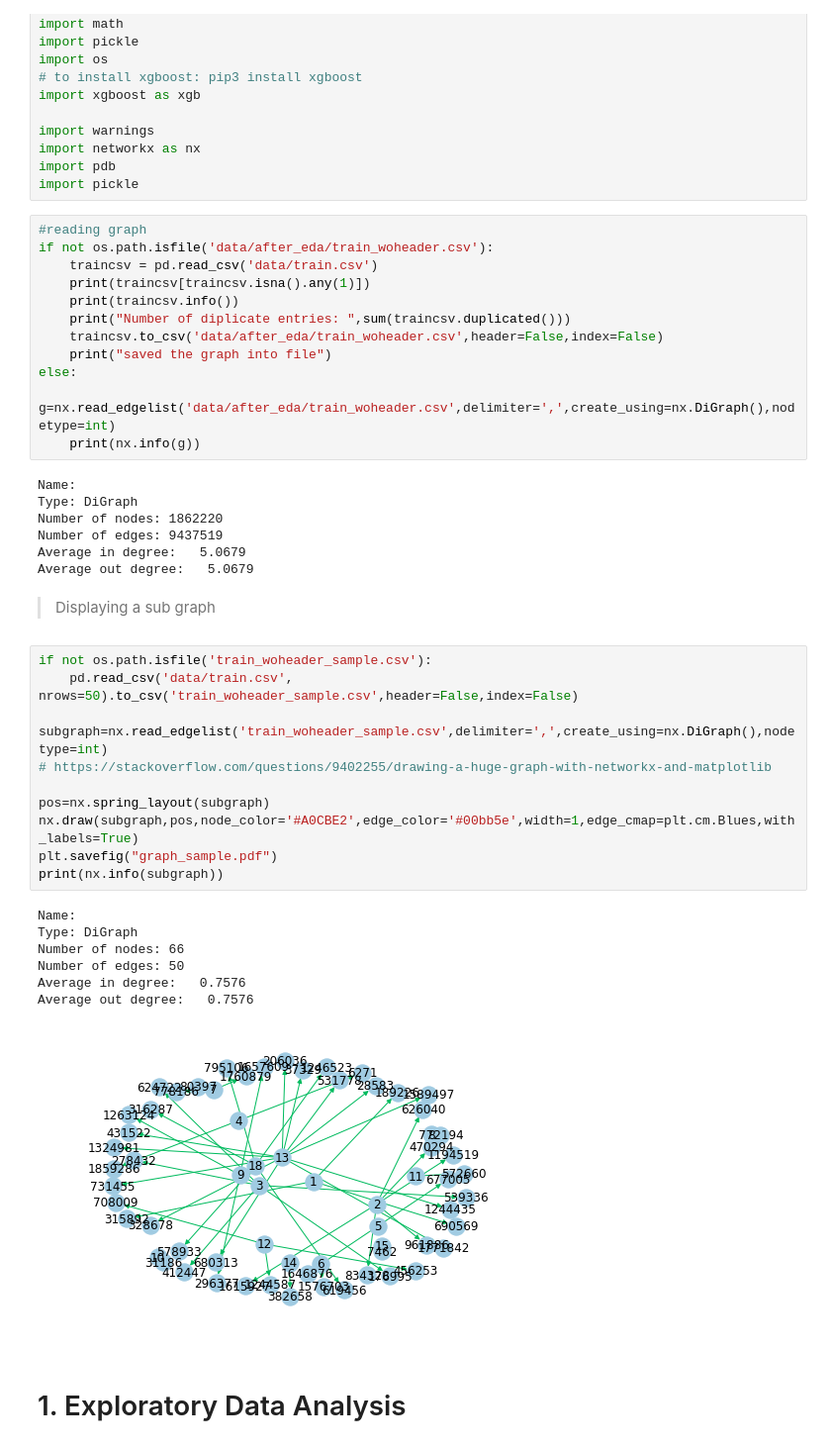
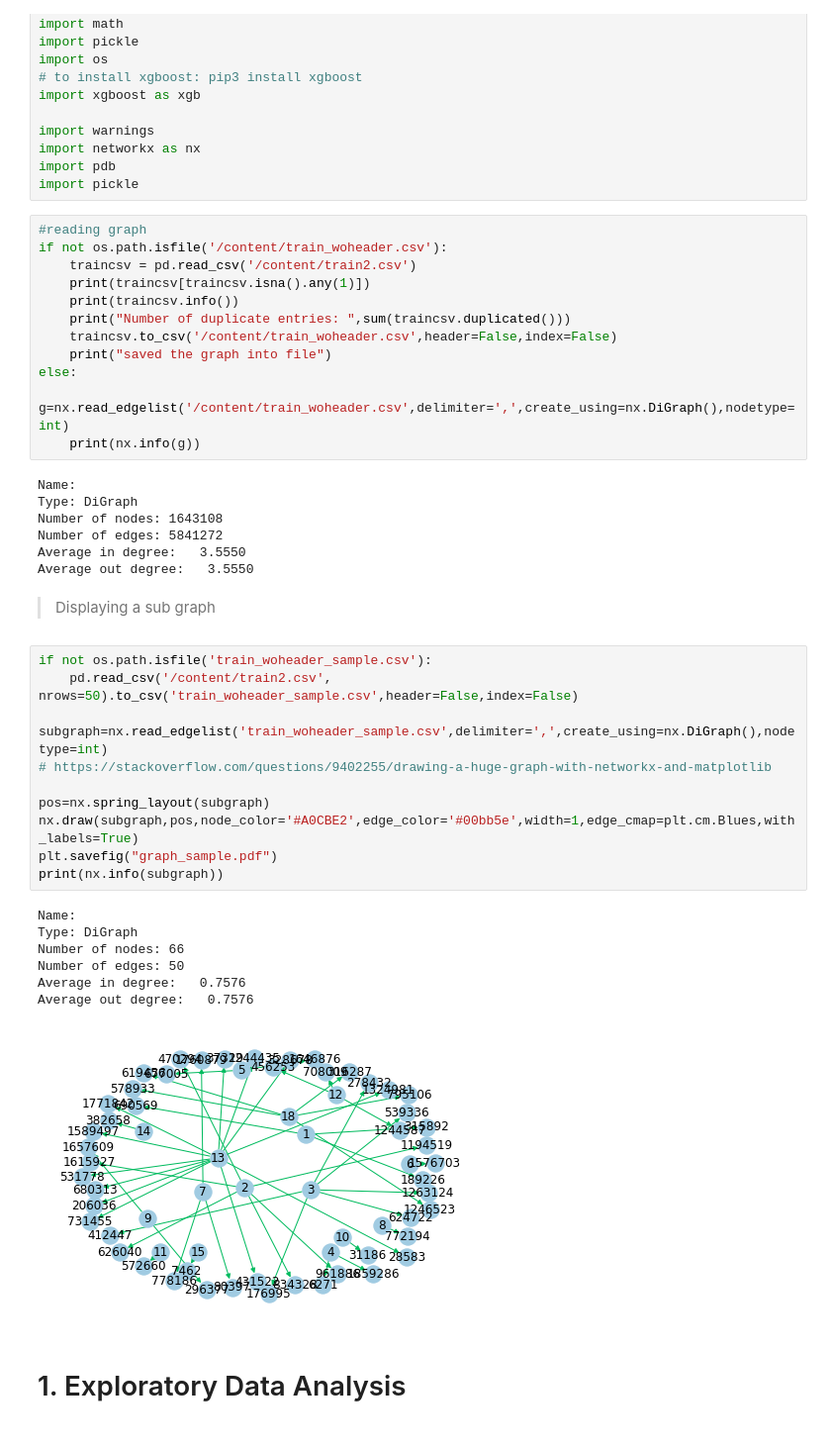
Before and after one commit to Aravind45code/Facebook-Friend-recommendation-using-Graph-Mining, a Jupyter notebook: FB_EDA.ipynb, the cells around one changed output. Shown: that part at 99% size. Cells and saved outputs as stored; diff of their text form.

```diff
--- a/FB_EDA.ipynb
+++ b/FB_EDA.ipynb
@@ -58,44 +53,44 @@ import pdb
 import pickle
 # %%
 #reading graph
-if not os.path.isfile('data/after_eda/train_woheader.csv'):
-    traincsv = pd.read_csv('data/train.csv')
+if not os.path.isfile('/content/train_woheader.csv'):
+    traincsv = pd.read_csv('/content/train2.csv')
     print(traincsv[traincsv.isna().any(1)])
     print(traincsv.info())
-    print("Number of diplicate entries: ",sum(traincsv.duplicated()))
-    traincsv.to_csv('data/after_eda/train_woheader.csv',header=False,index=False)
+    print("Number of duplicate entries: ",sum(traincsv.duplicated()))
+    traincsv.to_csv('/content/train_woheader.csv',header=False,index=False)
     print("saved the graph into file")
 else:
-    g=nx.read_edgelist('data/after_eda/train_woheader.csv',delimiter=',',create_using=nx.DiGraph(),nodetype=int)
+    g=nx.read_edgelist('/content/train_woheader.csv',delimiter=',',create_using=nx.DiGraph(),nodetype=int)
     print(nx.info(g))
 # %% [output]
 Name:
 Type: DiGraph
-Number of nodes: 1862220
-Number of edges: 9437519
-Average in degree:   5.0679
-Average out degree:   5.0679
+Number of nodes: 1643108
+Number of edges: 5841272
+Average in degree:   3.5550
+Average out degree:   3.5550
 # %% [markdown]
 > Displaying a sub graph
 # %%
 if not os.path.isfile('train_woheader_sample.csv'):
-    pd.read_csv('data/train.csv', nrows=50).to_csv('train_woheader_sample.csv',header=False,index=False)
+    pd.read_csv('/content/train2.csv', nrows=50).to_csv('train_woheader_sample.csv',header=False,index=False)
 
 subgraph=nx.read_edgelist('train_woheader_sample.csv',delimiter=',',create_using=nx.DiGraph(),nodetype=int)
 # https://stackoverflow.com/questions/9402255/drawing-a-huge-graph-with-networkx-and-matplotlib
 
 pos=nx.spring_layout(subgraph)
 nx.draw(subgraph,pos,node_color='#A0CBE2',edge_color='#00bb5e',width=1,edge_cmap=plt.cm.Blues,with_labels=True)
 plt.savefig("graph_sample.pdf")
 print(nx.info(subgraph))
 # %% [output]
 Name:
 Type: DiGraph
 Number of nodes: 66
 Number of edges: 50
 Average in degree:   0.7576
 Average out degree:   0.7576
-[figure, old version]
+[figure, new version]
 # %% [markdown]
 # 1. Exploratory Data Analysis
 # %%
```
Also changed, not shown: parts of 30 cells of this notebook.
